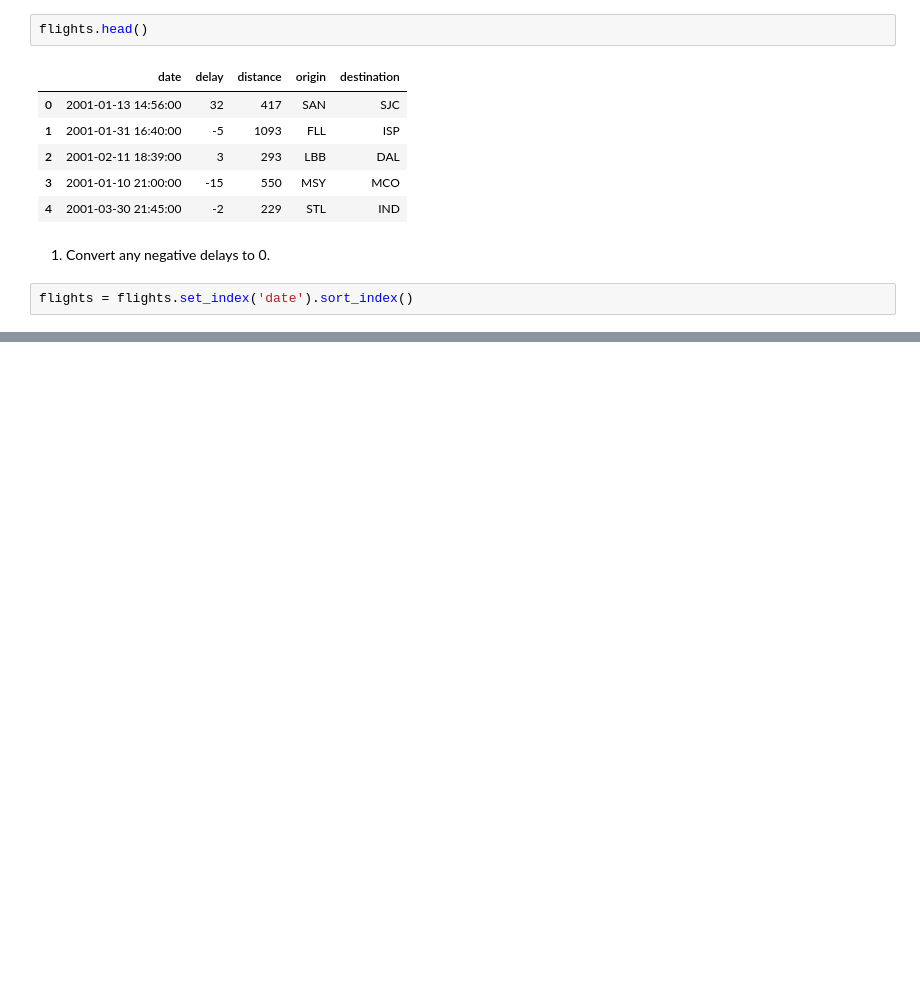
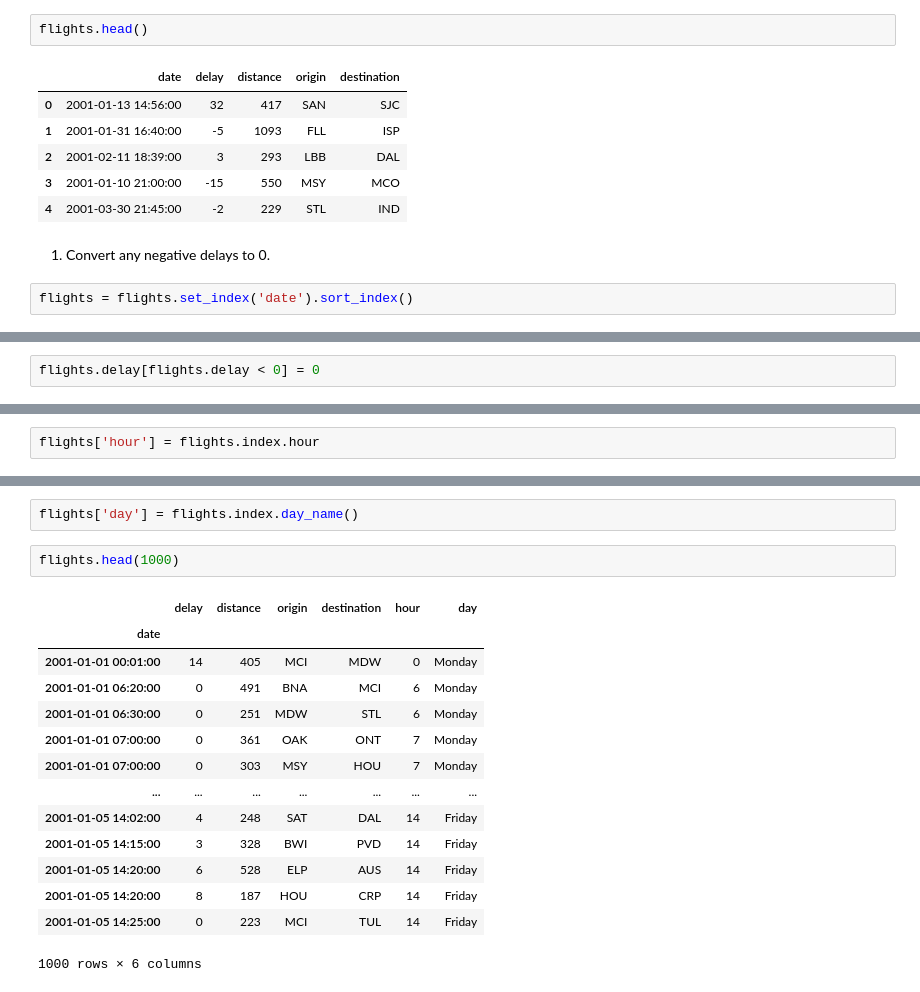
Before and after one commit to albertopuentes/time-series-exercises, a Jupyter notebook: datetime_timeseries_exercises.ipynb, the cells around one changed output, grey strips where cells are left out. Saved outputs shown, nothing was run; the diff lists cells and outputs as text; blank space fills up the shorter version.

Commit message:
DateTime Exercises

```diff
--- a/datetime_timeseries_exercises.ipynb
+++ b/datetime_timeseries_exercises.ipynb
@@ -369,0 +378,2 @@ flights.where
+# %%
+flights.delay[flights.delay < 0] = 0
@@ -369,0 +397,2 @@ flights.where
+# %%
+flights['hour'] = flights.index.hour
@@ -369,0 +443,19 @@ flights.where
+# %%
+flights['day'] = flights.index.day_name()
+# %%
+flights.head(1000)
+# %% [output]
+|  | delay | distance | origin | destination | hour | day |
+| date |  |  |  |  |  |  |
+| 2001-01-01 00:01:00 | 14 | 405 | MCI | MDW | 0 | Monday |
+| 2001-01-01 06:20:00 | 0 | 491 | BNA | MCI | 6 | Monday |
+| 2001-01-01 06:30:00 | 0 | 251 | MDW | STL | 6 | Monday |
+| 2001-01-01 07:00:00 | 0 | 361 | OAK | ONT | 7 | Monday |
+| 2001-01-01 07:00:00 | 0 | 303 | MSY | HOU | 7 | Monday |
+| ... | ... | ... | ... | ... | ... | ... |
+| 2001-01-05 14:02:00 | 4 | 248 | SAT | DAL | 14 | Friday |
+| 2001-01-05 14:15:00 | 3 | 328 | BWI | PVD | 14 | Friday |
+| 2001-01-05 14:20:00 | 6 | 528 | ELP | AUS | 14 | Friday |
+| 2001-01-05 14:20:00 | 8 | 187 | HOU | CRP | 14 | Friday |
+| 2001-01-05 14:25:00 | 0 | 223 | MCI | TUL | 14 | Friday |
+1000 rows × 6 columns
```
Also changed, not shown: parts of 9 cells of this notebook.
